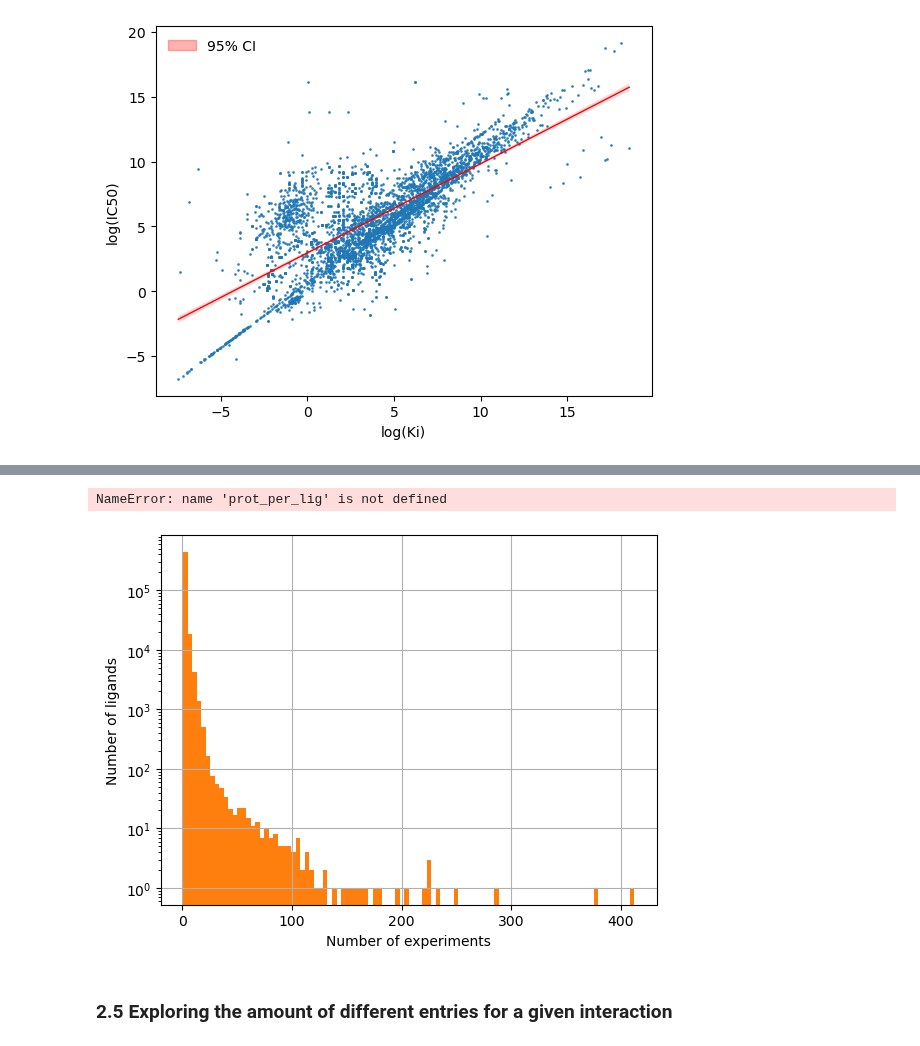
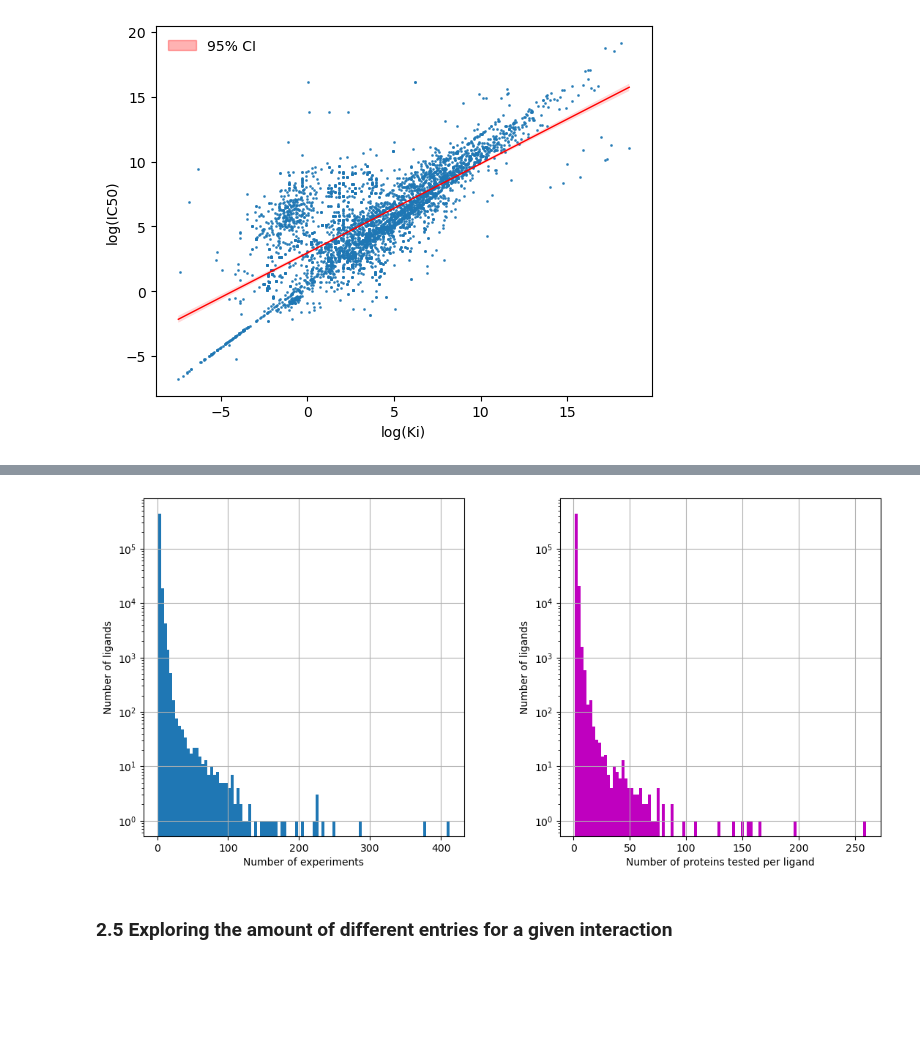
Before and after one commit to epfl-ada/ada-2024-project-abrac-adabra, a Jupyter notebook: results.ipynb, the cells around one changed output, grey strips where cells are left out. Cells and saved outputs as stored; diff of their text form; code cells hidden in the pictures; blank space fills up the shorter version.

Commit message:
Begining ligand analysis

```diff
--- a/results.ipynb
+++ b/results.ipynb
@@ -276,11 +274,0 @@ prot_per_lig =
-# %%
-df['BindingDB Ligand Name'].value_counts().hist(bins=100, log=True)
-plt.xlabel('Number of experiments')
-plt.ylabel('Number of ligands');
-df['BindingDB Ligand Name'].value_counts().hist(bins=100, log=True)
-prot_per_lig.hist(bins=100, log=True)
-plt.xlabel('Number of proteins tested per ligand')
-plt.ylabel('Number of ligands');
-# %% [output]
-NameError: name 'prot_per_lig' is not defined
-[figure, removed]
@@ -289,3 +275,17 @@ NameError: name 'prot_per_lig' is not defined
+# %%
+fig, axs = plt.subplots(nrows=1, ncols=2, figsize=(13, 6))
+df['BindingDB Ligand Name'].value_counts().hist(bins=100, log=True, ax=axs[0])
+axs[0].set_title('')
+axs[0].set_xlabel('Number of experiments')
+axs[0].set_ylabel('Number of ligands');
+
+prot_per_lig = df.groupby('BindingDB Ligand Name')['Target Name'].nunique().reset_index()
+prot_per_lig.hist(bins=100, log=True, ax=axs[1], color='m')
+axs[1].set_title('')
+axs[1].set_xlabel('Number of proteins tested per ligand')
+axs[1].set_ylabel('Number of ligands');
+# %% [output]
+[figure, added]
 # %% [markdown]
 ### 2.5 Exploring the amount of different entries for a given interaction
 # %%
```
Also changed, not shown: parts of 38 cells of this notebook.
